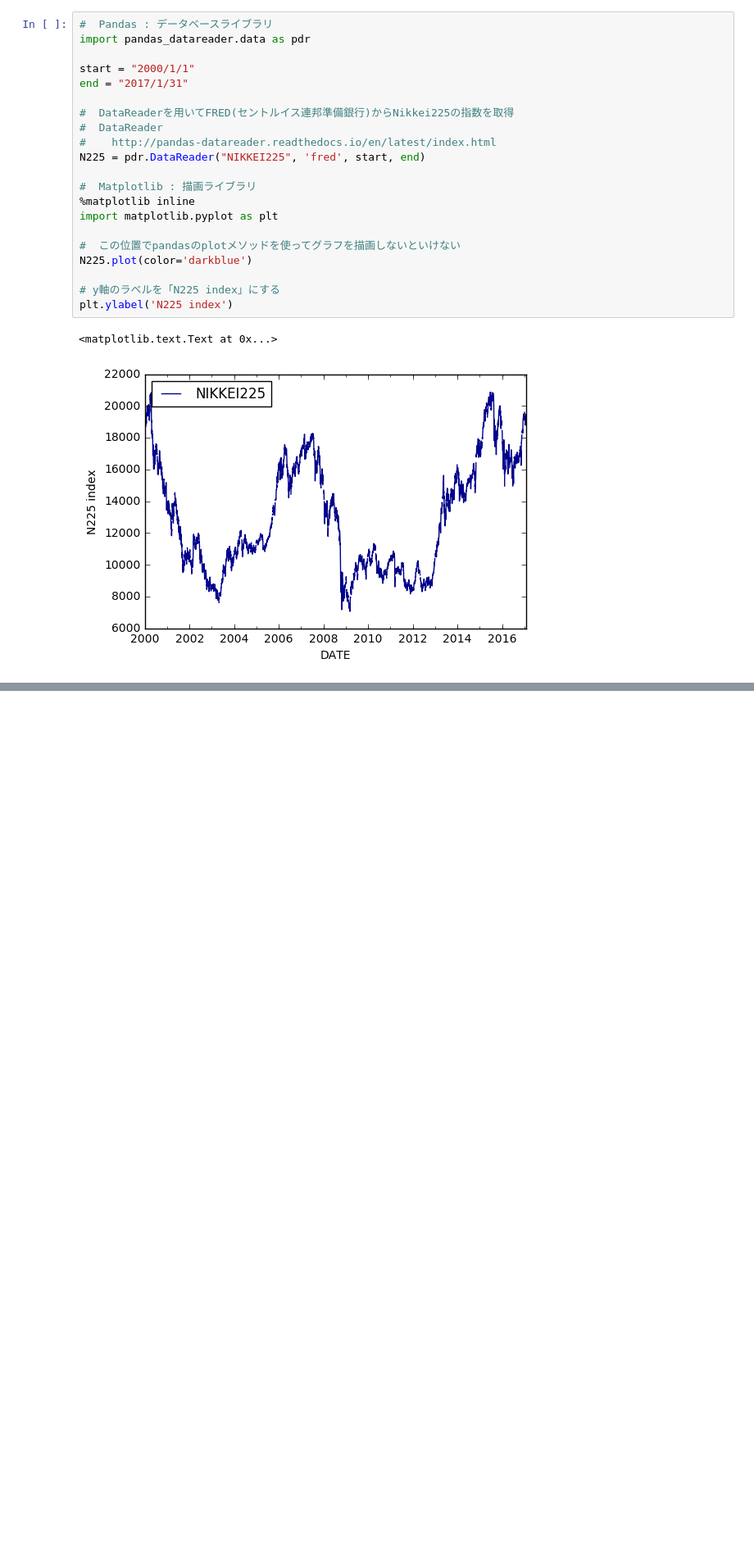
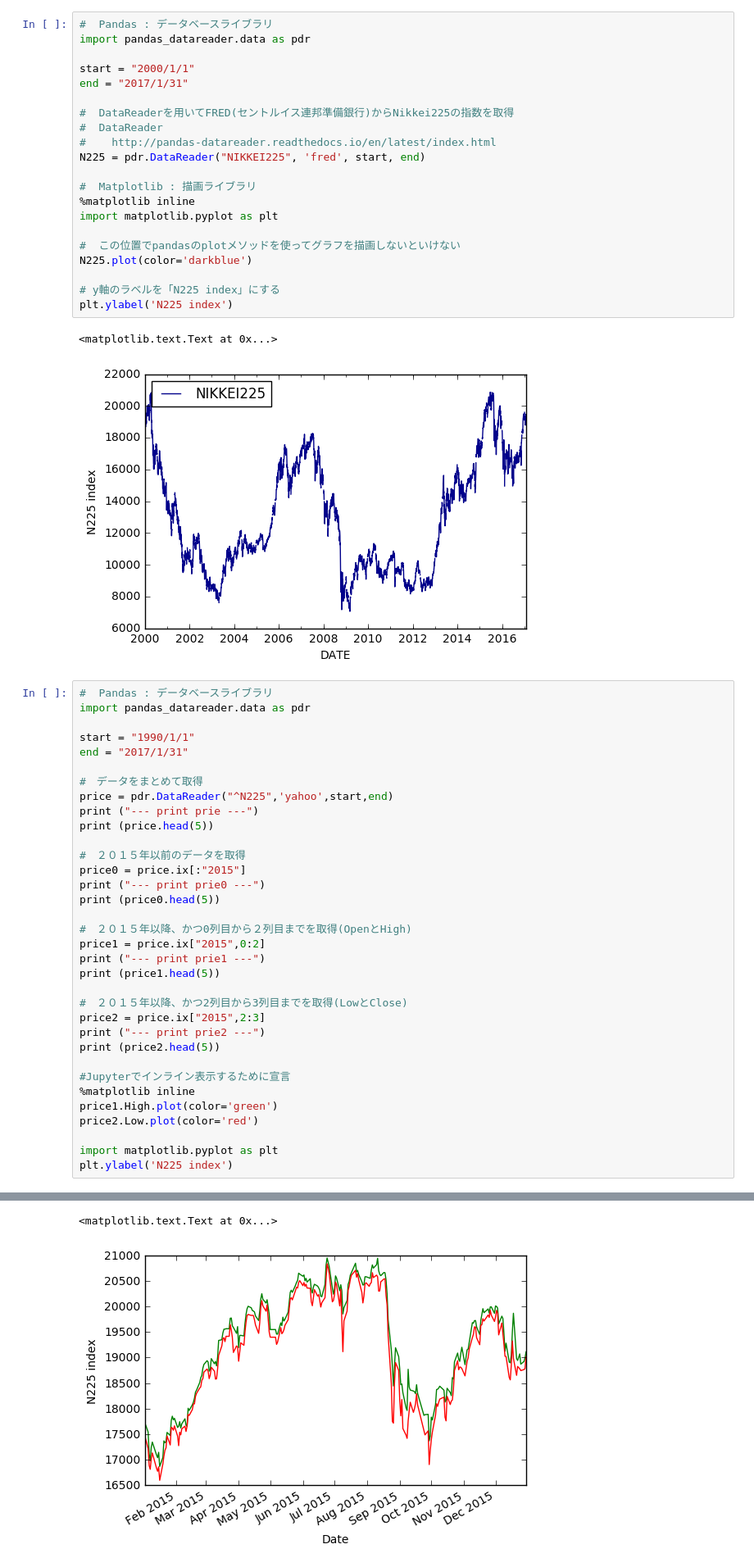
Before and after one commit to okagen/pyStudy, a Jupyter notebook: step1_Pandas_Matplotlib.ipynb, the cells around one changed output, grey strips where cells are left out. Shown: that part at 82% size. Cells and saved outputs as stored; diff of their text form; blank space fills up the shorter version.

Commit message:
DataReader

```diff
--- a/step1_Pandas_Matplotlib.ipynb
+++ b/step1_Pandas_Matplotlib.ipynb
@@ -124,3 +124,38 @@ plt.ylabel('N225 index')
 # %% [output]
 <matplotlib.text.Text at 0x...>
 [figure]
+# %%
+#  Pandas : データベースライブラリ
+import pandas_datareader.data as pdr
+
+start = "1990/1/1"
+end = "2017/1/31"
+
+#　データをまとめて取得
+price = pdr.DataReader("^N225",'yahoo',start,end)
+print ("--- print prie ---")
+print (price.head(5))
+
+#　２０１５年以前のデータを取得
+price0 = price.ix[:"2015"]
+print ("--- print prie0 ---")
+print (price0.head(5))
+
+#　２０１５年以降、かつ0列目から２列目までを取得(OpenとHigh)
+price1 = price.ix["2015",0:2]
+print ("--- print prie1 ---")
+print (price1.head(5))
+
+#　２０１５年以降、かつ2列目から3列目までを取得(LowとClose)
+price2 = price.ix["2015",2:3]
+print ("--- print prie2 ---")
+print (price2.head(5))
+
+#Jupyterでインライン表示するために宣言
+%matplotlib inline
+price1.High.plot(color='green')
+price2.Low.plot(color='red')
+
+import matplotlib.pyplot as plt
+plt.ylabel('N225 index')
+# %% [output]
@@ -126,0 +179,2 @@ plt.ylabel('N225 index')
+<matplotlib.text.Text at 0x...>
+[figure, added]
```
Also changed, not shown: parts of 1 cell of this notebook.
